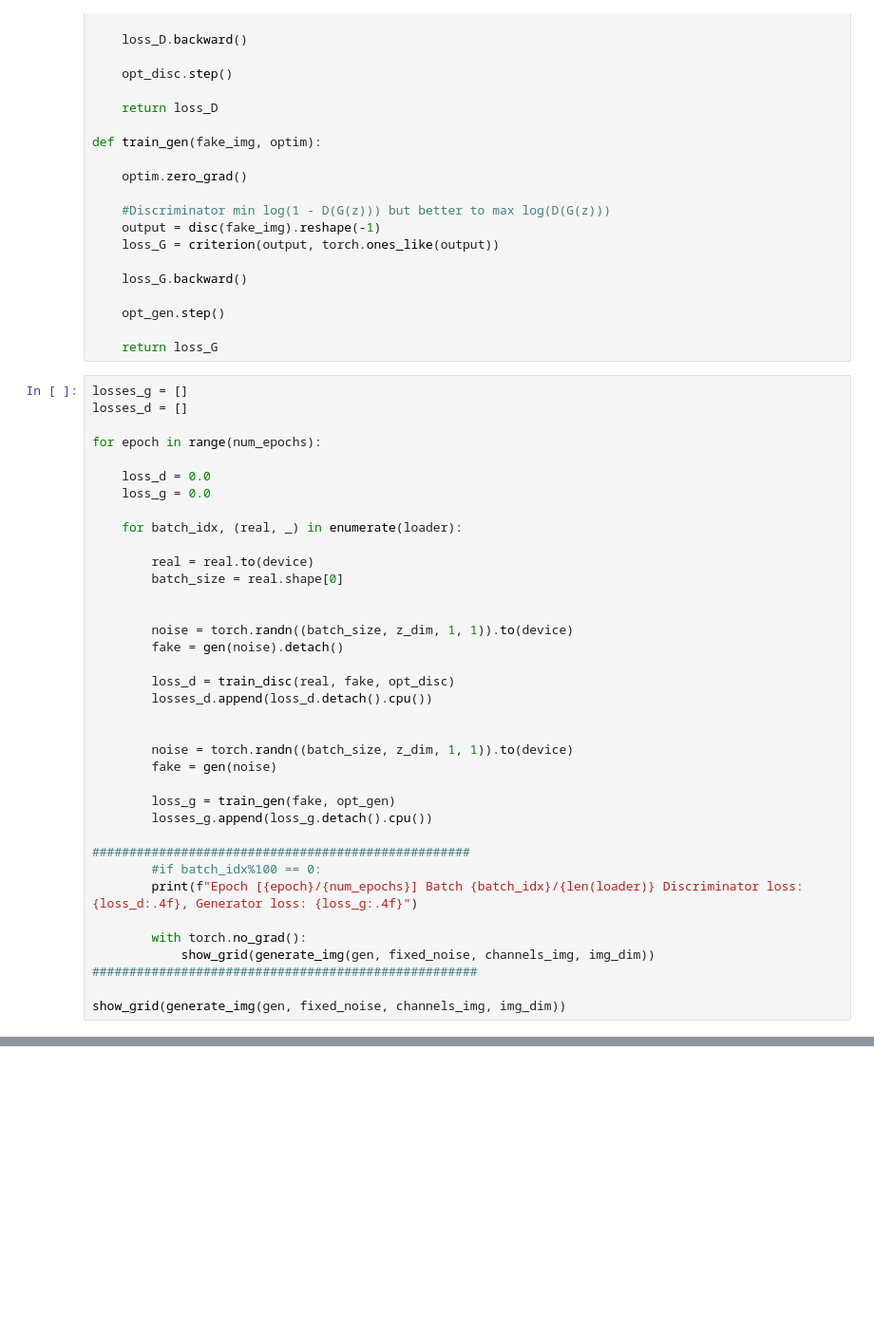
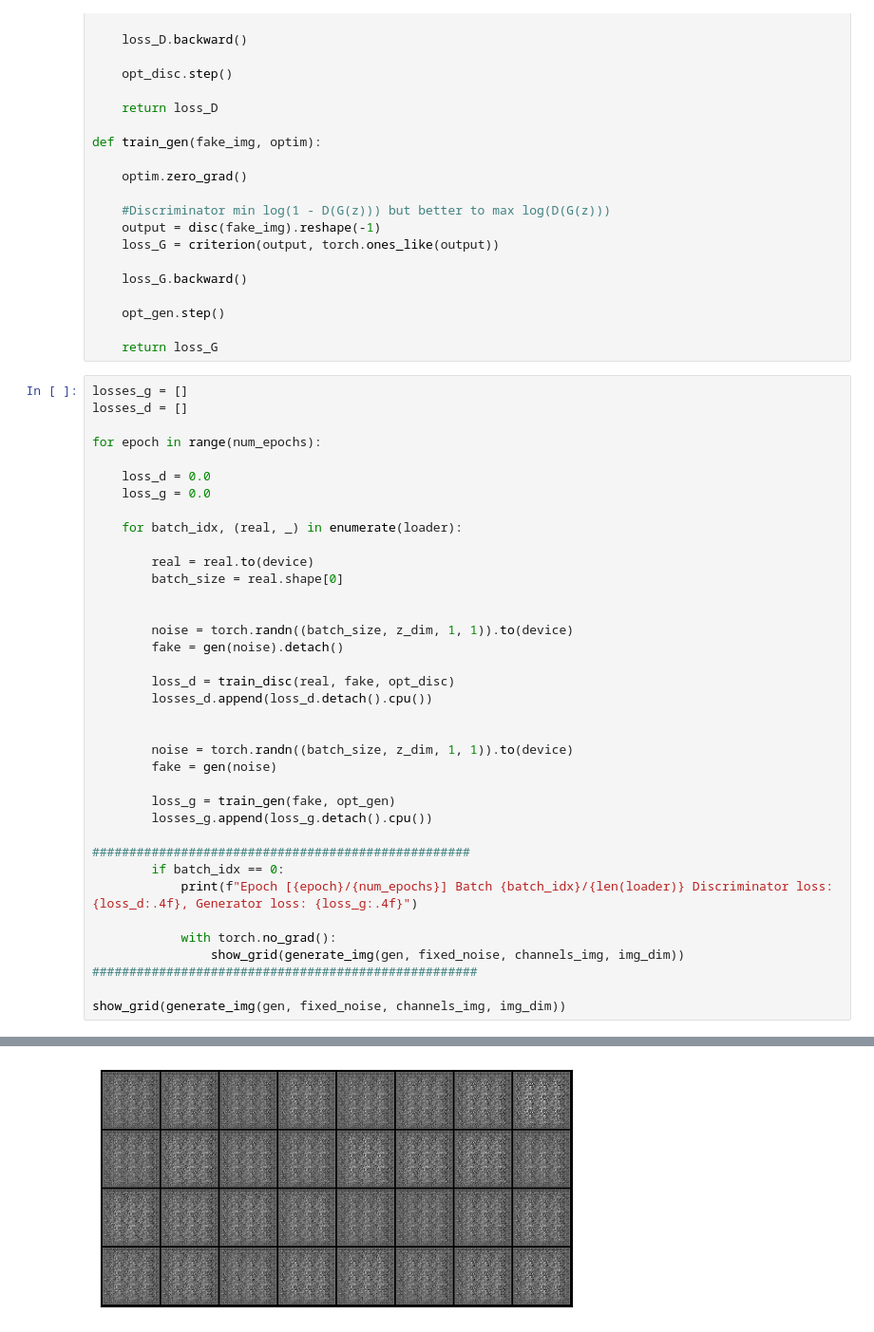
Before and after one commit to kaiju8/GANs-Implemented, a Jupyter notebook: DCGANs.ipynb, the cells around one changed output, grey strips where cells are left out. Shown at 95% size. Cells and saved outputs as stored; diff of their text form; blank space fills up the shorter version.

```diff
--- a/DCGANs.ipynb
+++ b/DCGANs.ipynb
@@ -207,11 +242,12 @@ for epoch in range(num_epochs):
         losses_g.append(loss_g.detach().cpu())
 
 ###################################################
-        #if batch_idx%100 == 0:
-        print(f"Epoch [{epoch}/{num_epochs}] Batch {batch_idx}/{len(loader)} Discriminator loss: {loss_d:.4f}, Generator loss: {loss_g:.4f}")
+        if batch_idx == 0:
+            print(f"Epoch [{epoch}/{num_epochs}] Batch {batch_idx}/{len(loader)} Discriminator loss: {loss_d:.4f}, Generator loss: {loss_g:.4f}")
 
-        with torch.no_grad():
-            show_grid(generate_img(gen, fixed_noise, channels_img, img_dim))
+            with torch.no_grad():
+                show_grid(generate_img(gen, fixed_noise, channels_img, img_dim))
 ####################################################
 
 show_grid(generate_img(gen, fixed_noise, channels_img, img_dim))
+# %% [output]
@@ -217,0 +264 @@ show_grid(generate_img(gen, fixed_noise, channels_img, img_dim))
+[figure, added]
```
Also changed, not shown: parts of 9 cells of this notebook.
